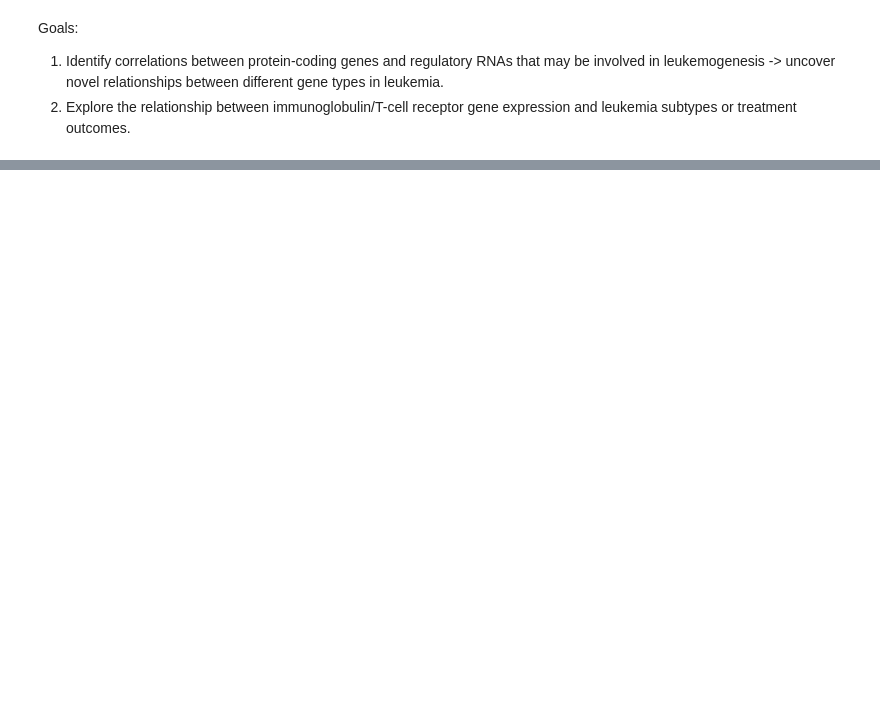
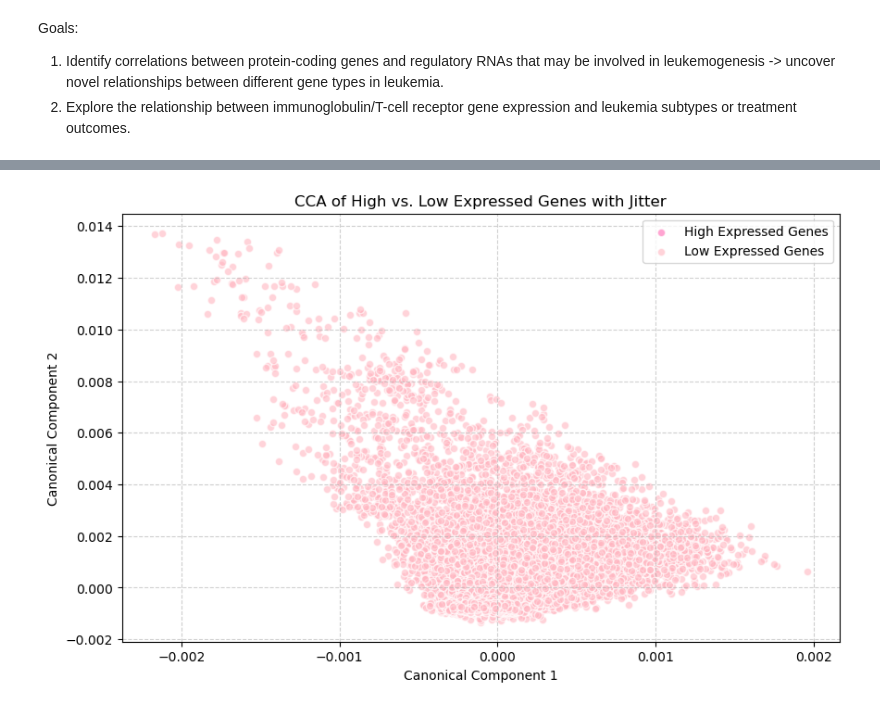
Before and after one commit to anacarsi/ss24_CCA_Reduced_Rank, a Jupyter notebook: src/tcga_cca.ipynb, the cells around one changed output, grey strips where cells are left out. Cells and saved outputs as stored; diff of their text form; code cells hidden in the pictures; blank space fills up the shorter version.

```diff
--- a/src/tcga_cca.ipynb
+++ b/src/tcga_cca.ipynb
@@ -265,0 +356,19 @@ plt.show()
+# %%
+import numpy as np
+# Add jitter to the CCA outputs for better visualization
+jitter_strength = 0.0001  # You can adjust this value
+class1_cca_jittered = class1_cca + np.random.normal(0, jitter_strength, class1_cca.shape)
+class2_cca_jittered = class2_cca + np.random.normal(0, jitter_strength, class2_cca.shape)
+
+# Plot the results with jitter
+plt.figure(figsize=(10, 6))
+plt.scatter(class1_cca_jittered[:, 0], class1_cca_jittered[:, 1], color='hotpink', label='High Expressed Genes', alpha=0.6, edgecolors='w')
+plt.scatter(class2_cca_jittered[:, 0], class2_cca_jittered[:, 1], color='lightpink', label='Low Expressed Genes', alpha=0.6, edgecolors='w')
+plt.xlabel('Canonical Component 1')
+plt.ylabel('Canonical Component 2')
+plt.title('CCA of High vs. Low Expressed Genes with Jitter')
+plt.grid(True, linestyle='--', alpha=0.6)
+plt.legend()
+plt.show()
+# %% [output]
+[figure, added]
```
Also changed, not shown: parts of 26 cells of this notebook.
